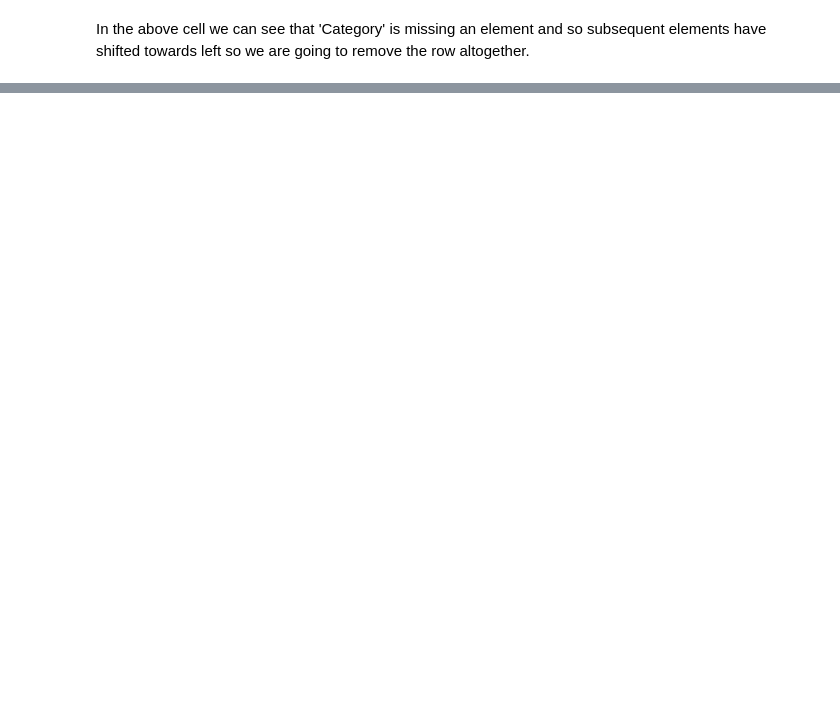
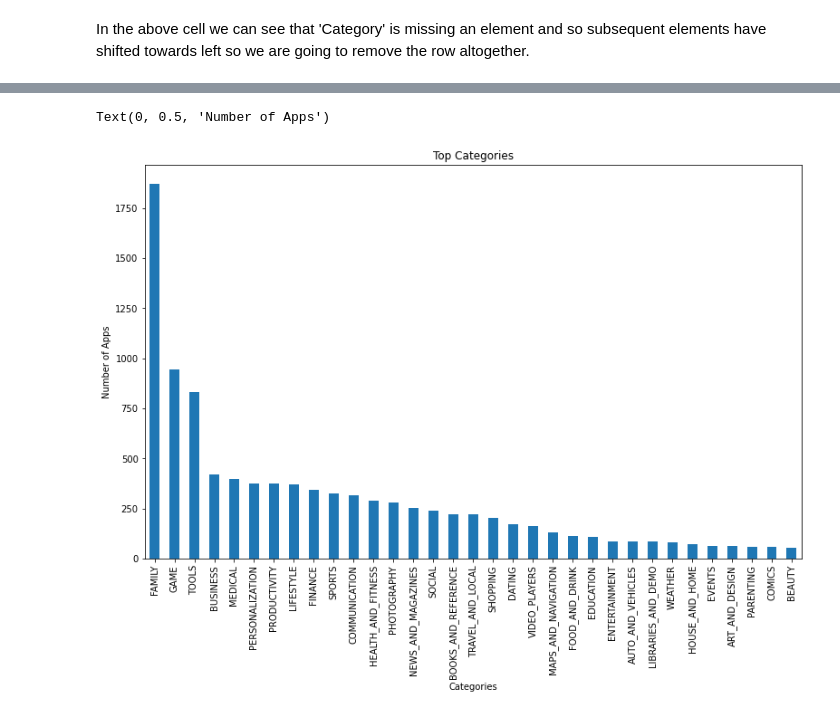
Before and after one commit to Bhoopalan96/Play-store-App-review-analysis, a Jupyter notebook: playstoreappreviewanalysis_bhoopalan_ms.ipynb, the cells around one changed output, grey strips where cells are left out. Drawn from its saved outputs; the diff is of its cells as text; code cells hidden in the pictures; blank space fills up the shorter version.

```diff
--- a/playstoreappreviewanalysis_bhoopalan_ms.ipynb
+++ b/playstoreappreviewanalysis_bhoopalan_ms.ipynb
@@ -217,0 +223,4 @@ temp_df['Last Updated'] = pd.to_datetime(temp_df['Last Updated'])
+# %%
+#Removing duplicates and checking the shape of new dataframe
+temp_df = temp_df.drop_duplicates().reset_index(drop=True)
+temp_df.shape
@@ -217,0 +272,4 @@ temp_df['Last Updated'] = pd.to_datetime(temp_df['Last Updated'])
+# %%
+#Keeping only that row for each app which has the highest number of reviews
+temp_df = temp_df.loc[temp_df.groupby('App')['Reviews'].idxmax(),:]
+temp_df
@@ -217,0 +312,3 @@ temp_df['Last Updated'] = pd.to_datetime(temp_df['Last Updated'])
+# %%
+#Replacing null values with the median of Ratings
+temp_df['Rating'].fillna((temp_df['Rating'].median()), inplace=True)
@@ -217,0 +323,2 @@ temp_df['Last Updated'] = pd.to_datetime(temp_df['Last Updated'])
+# %%
+temp_df.drop(8667,axis=0,inplace=True)
@@ -217,0 +437,10 @@ temp_df['Last Updated'] = pd.to_datetime(temp_df['Last Updated'])
+# %%
+x = temp_df['Category'].value_counts()
+plt.rcParams['figure.figsize'] = (13,8)
+x.plot(kind='bar')
+plt.title('Top Categories')
+plt.xlabel('Categories')
+plt.ylabel('Number of Apps')
+# %% [output]
+Text(0, 0.5, 'Number of Apps')
+[figure, added]
```
Also changed, not shown: parts of 63 cells of this notebook.
